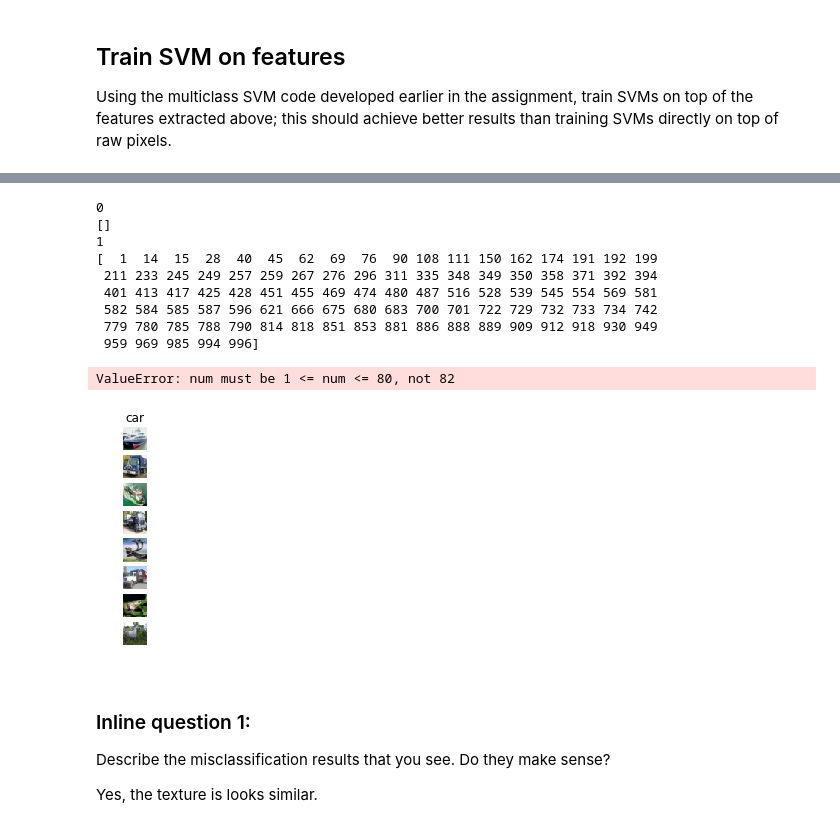
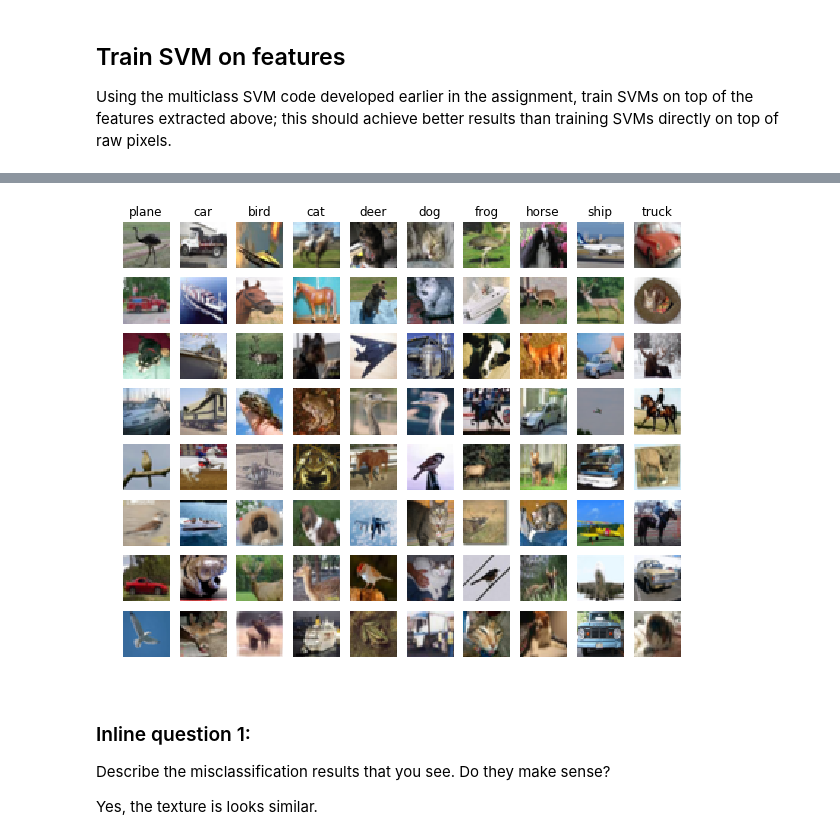
Before and after one commit to petkokp/fmi-deep-learning-tensorflow, a Jupyter notebook: assignment1/features.ipynb, the cells around one changed output, grey strips where cells are left out. Saved outputs shown, nothing was run; the diff lists cells and outputs as text; code cells hidden in the pictures.

```diff
--- a/assignment1/features.ipynb
+++ b/assignment1/features.ipynb
@@ -188,37 +191,24 @@ print(test_accuracy)
 # %%
 # An important way to gain intuition about how an algorithm works is to
 # visualize the mistakes that it makes. In this visualization, we show examples
 # of images that are misclassified by our current system. The first column
 # shows images that our system labeled as "plane" but whose true label is
 # something other than "plane".
 
 examples_per_class = 8
 classes = ['plane', 'car', 'bird', 'cat', 'deer', 'dog', 'frog', 'horse', 'ship', 'truck']
 for cls, cls_name in enumerate(classes):
-    print(cls)
     idxs = np.where((y_test != cls) & (y_test_pred == cls))[0]
-
-    # idxs = np.random.choice(idxs, examples_per_class, replace=False)
-    print(idxs)
+    idxs = np.random.choice(idxs, examples_per_class, replace=False)
     for i, idx in enumerate(idxs):
         plt.subplot(examples_per_class, len(classes), i * len(classes) + cls + 1)
         plt.imshow(X_test[idx].astype('uint8'))
         plt.axis('off')
         if i == 0:
             plt.title(cls_name)
 plt.show()
 # %% [output]
-0
-[]
-1
-[  1  14  15  28  40  45  62  69  76  90 108 111 150 162 174 191 192 199
- 211 233 245 249 257 259 267 276 296 311 335 348 349 350 358 371 392 394
- 401 413 417 425 428 451 455 469 474 480 487 516 528 539 545 554 569 581
- 582 584 585 587 596 621 666 675 680 683 700 701 722 729 732 733 734 742
- 779 780 785 788 790 814 818 851 853 881 886 888 889 909 912 918 930 949
- 959 969 985 994 996]
-ValueError: num must be 1 <= num <= 80, not 82
-[figure, old version]
+[figure, new version]
 # %% [markdown]
 ### Inline question 1:
 Describe the misclassification results that you see. Do they make sense?
```
Also changed, not shown: parts of 6 cells of this notebook.
